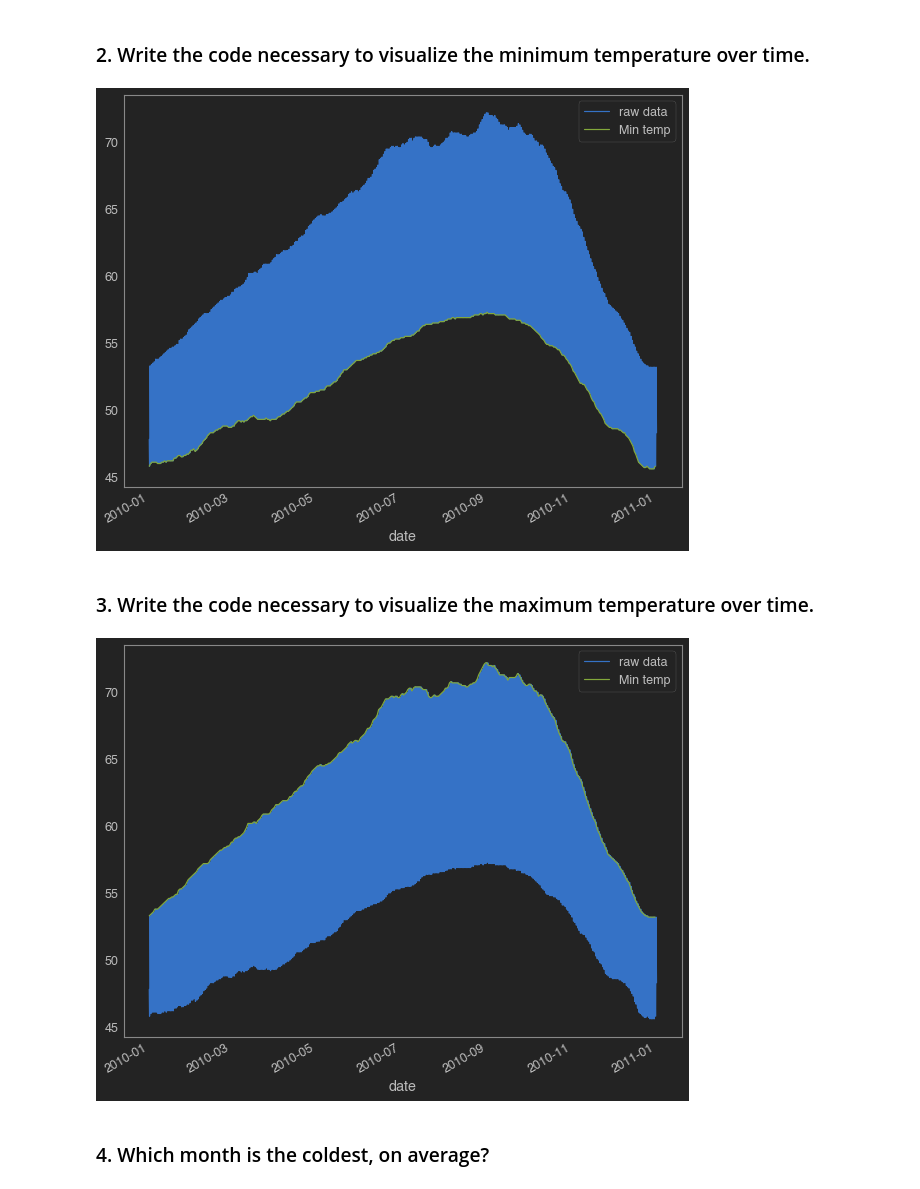
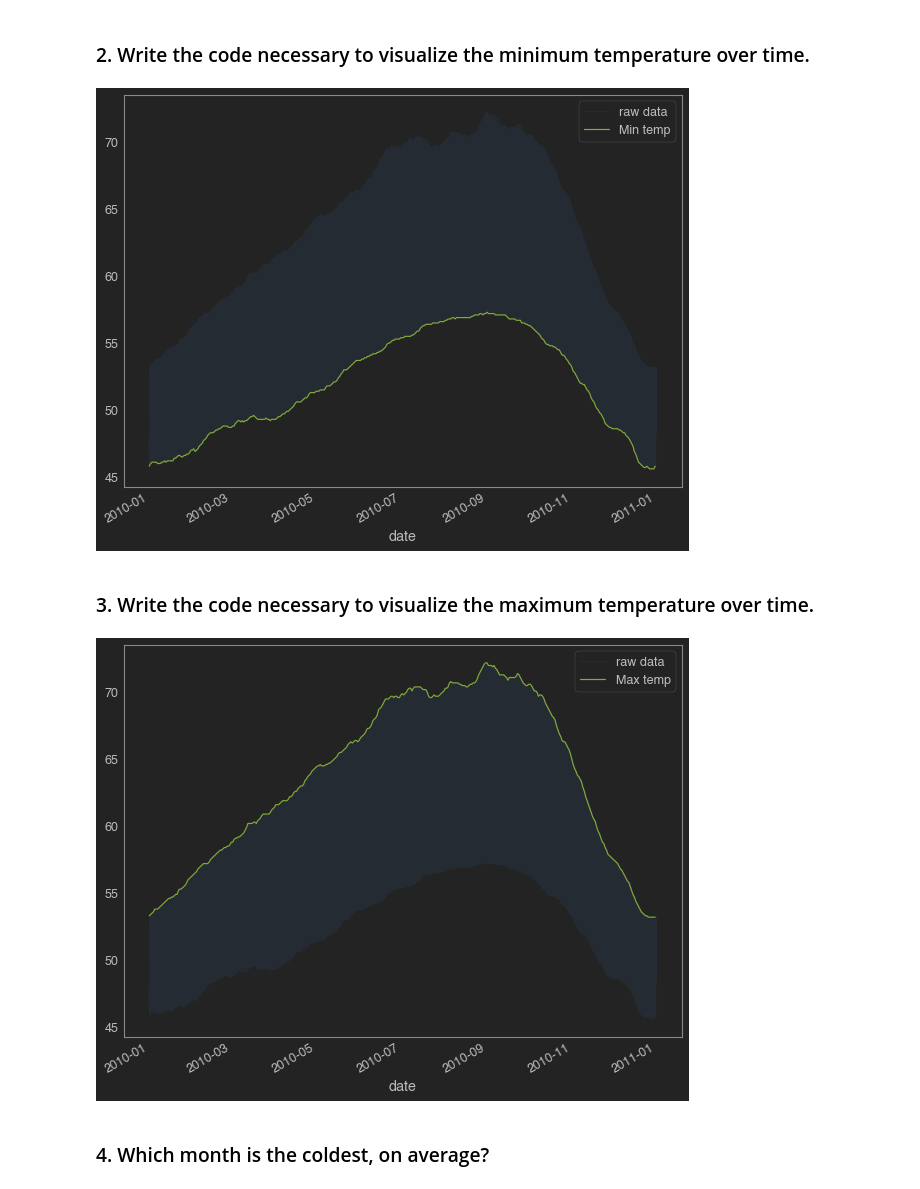
Before and after one commit to Ken-Alviola/time-series-exercises, a Jupyter notebook: datetime_exercises.ipynb, the cells around one changed output. Cells and saved outputs as stored; diff of their text form; code cells hidden in the pictures.

```diff
--- a/datetime_exercises.ipynb
+++ b/datetime_exercises.ipynb
@@ -98,19 +98,19 @@ plt.legend();
 # %% [markdown]
 ### 2. Write the code necessary to visualize the minimum temperature over time.
 # %%
-temp.temp.plot(label = 'raw data')
+temp.temp.plot(label = 'raw data', alpha = 0.1)
 temp.resample('D').min().temp.plot(label = 'Min temp')
 plt.legend();
 # %% [output]
-[figure, old version]
+[figure, new version]
 # %% [markdown]
 ### 3. Write the code necessary to visualize the maximum temperature over time.
 # %%
-temp.temp.plot(label = 'raw data')
-temp.resample('D').max().temp.plot(label = 'Min temp')
+temp.temp.plot(label = 'raw data', alpha = 0.1)
+temp.resample('D').max().temp.plot(label = 'Max temp')
 plt.legend();
 # %% [output]
-[figure, old version]
+[figure, new version]
 # %% [markdown]
 ### 4. Which month is the coldest, on average?
 # %%
```
Also changed, not shown: parts of 3 cells of this notebook, 1 other file.
